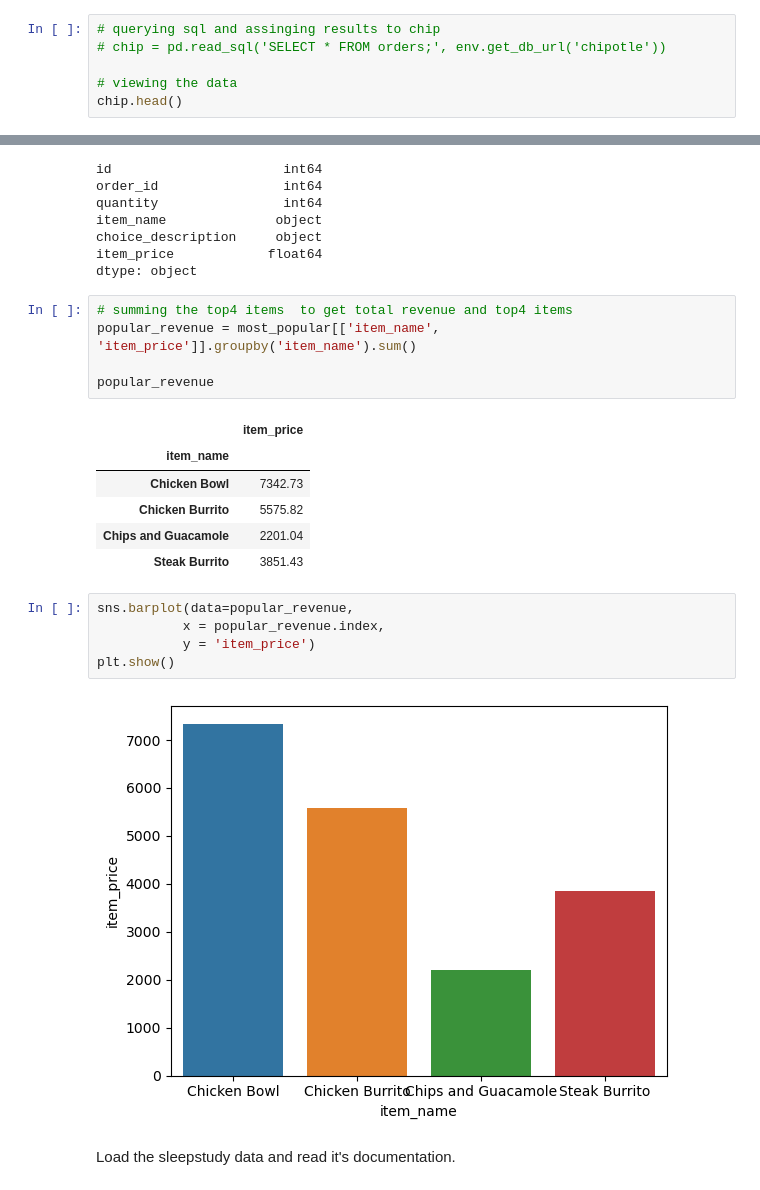
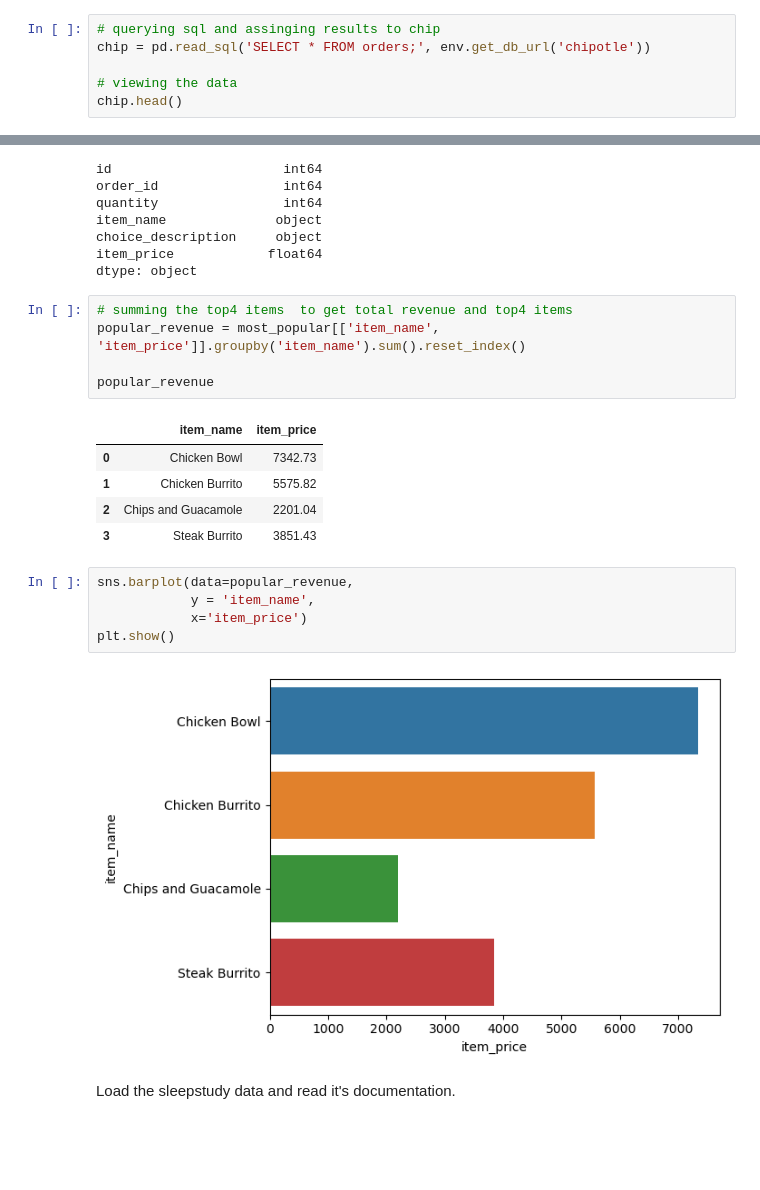
Before and after one commit to aaron-mv-moore/numpy-pandas-visualization-exercises, a Jupyter notebook: seaborn_exercises.ipynb, the cells around one changed output, grey strips where cells are left out. Cells and saved outputs as stored; diff of their text form; blank space fills up the shorter version.

```diff
--- a/seaborn_exercises.ipynb
+++ b/seaborn_exercises.ipynb
@@ -229,7 +235,7 @@ Using the chipotle dataset from the previous exercise, create a bar chart that s
 import env
 # %%
 # querying sql and assinging results to chip
-# chip = pd.read_sql('SELECT * FROM orders;', env.get_db_url('chipotle'))
+chip = pd.read_sql('SELECT * FROM orders;', env.get_db_url('chipotle'))
 
 # viewing the data
 chip.head()
@@ -273,23 +279,22 @@ item_price            float64
 dtype: object
 # %%
 # summing the top4 items  to get total revenue and top4 items
-popular_revenue = most_popular[['item_name', 'item_price']].groupby('item_name').sum()
+popular_revenue = most_popular[['item_name', 'item_price']].groupby('item_name').sum().reset_index()
 
 popular_revenue
 # %% [output]
-|  | item_price |
-| item_name |  |
-| Chicken Bowl | 7342.73 |
-| Chicken Burrito | 5575.82 |
-| Chips and Guacamole | 2201.04 |
-| Steak Burrito | 3851.43 |
+|  | item_name | item_price |
+| 0 | Chicken Bowl | 7342.73 |
+| 1 | Chicken Burrito | 5575.82 |
+| 2 | Chips and Guacamole | 2201.04 |
+| 3 | Steak Burrito | 3851.43 |
 # %%
 sns.barplot(data=popular_revenue,
-           x = popular_revenue.index,
-           y = 'item_price')
+            y = 'item_name',
+            x='item_price')
 plt.show()
 # %% [output]
-[figure, old version]
+[figure, new version]
 # %% [markdown]
 Load the sleepstudy data and read it's documentation.
 # %%
```
Also changed, not shown: parts of 6 cells of this notebook.
